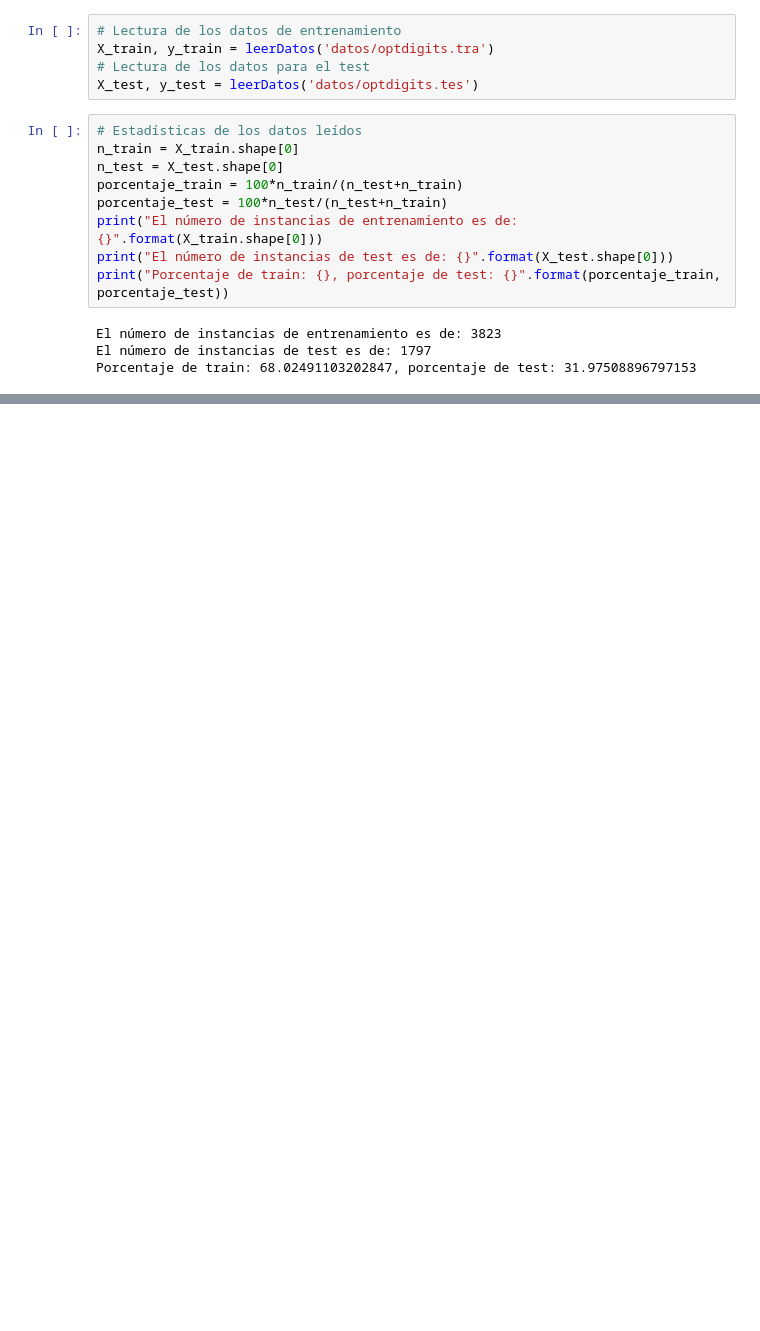
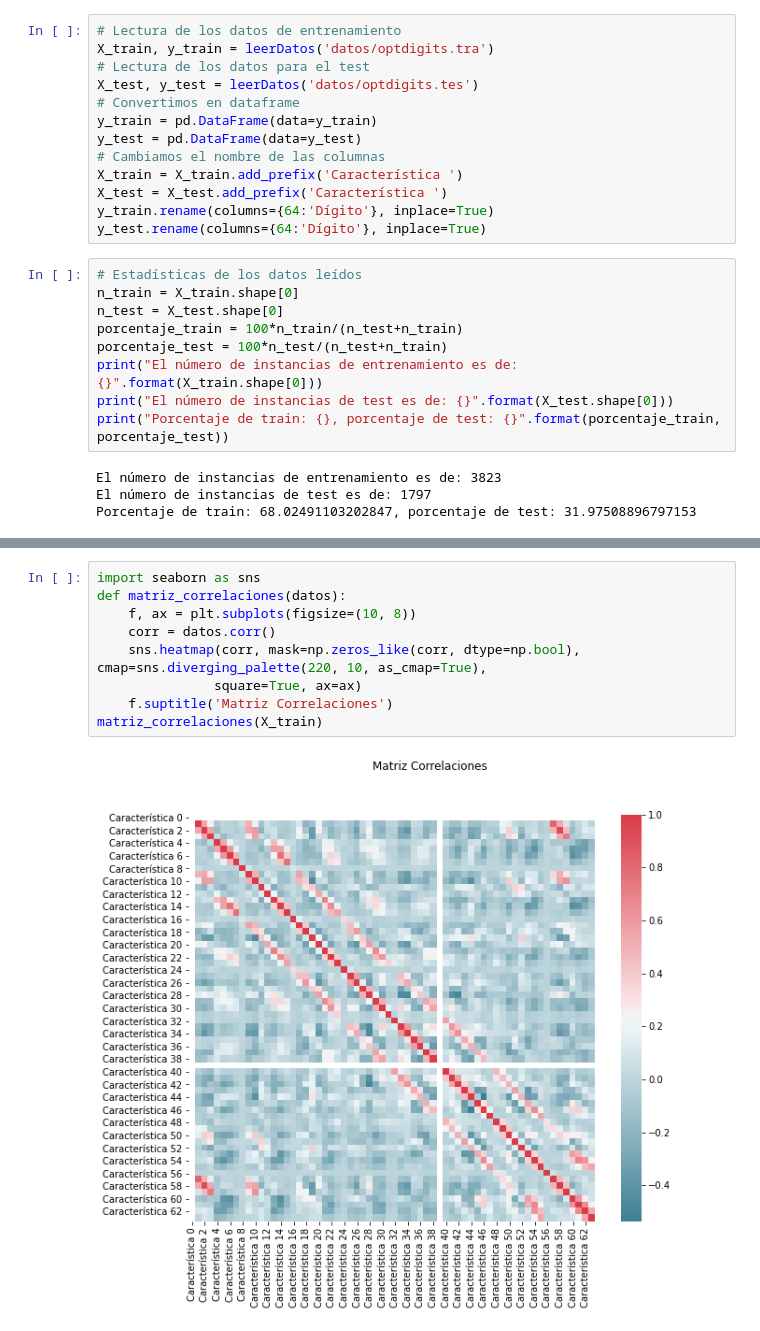
Before and after one commit to AlbertoEstep/Aprendizaje-Automatico, a Jupyter notebook: P3/OpticalRecognitionOfHandwrittenDigits.ipynb, the cells around one changed output, grey strips where cells are left out. Drawn from its saved outputs; the diff is of its cells as text; blank space fills up the shorter version.

Commit message:
P3: Classification - data preprocessing

```diff
--- a/P3/OpticalRecognitionOfHandwrittenDigits.ipynb
+++ b/P3/OpticalRecognitionOfHandwrittenDigits.ipynb
@@ -17,6 +17,14 @@ def leerDatos(file):
 X_train, y_train = leerDatos('datos/optdigits.tra')
 # Lectura de los datos para el test
 X_test, y_test = leerDatos('datos/optdigits.tes')
+# Convertimos en dataframe
+y_train = pd.DataFrame(data=y_train)
+y_test = pd.DataFrame(data=y_test)
+# Cambiamos el nombre de las columnas
+X_train = X_train.add_prefix('Característica ')
+X_test = X_test.add_prefix('Característica ')
+y_train.rename(columns={64:'Dígito'}, inplace=True)
+y_test.rename(columns={64:'Dígito'}, inplace=True)
 # %%
 # Estadísticas de los datos leídos
 n_train = X_train.shape[0]
@@ -32,0 +123,11 @@ Porcentaje de train: 68.02491103202847, porcentaje de test: 31.97508896797153
+# %%
+import seaborn as sns
+def matriz_correlaciones(datos):
+    f, ax = plt.subplots(figsize=(10, 8))
+    corr = datos.corr()
+    sns.heatmap(corr, mask=np.zeros_like(corr, dtype=np.bool), cmap=sns.diverging_palette(220, 10, as_cmap=True),
+               square=True, ax=ax)
+    f.suptitle('Matriz Correlaciones')
+matriz_correlaciones(X_train)
+# %% [output]
+[figure, added]
```
Also changed, not shown: parts of 8 cells of this notebook.
